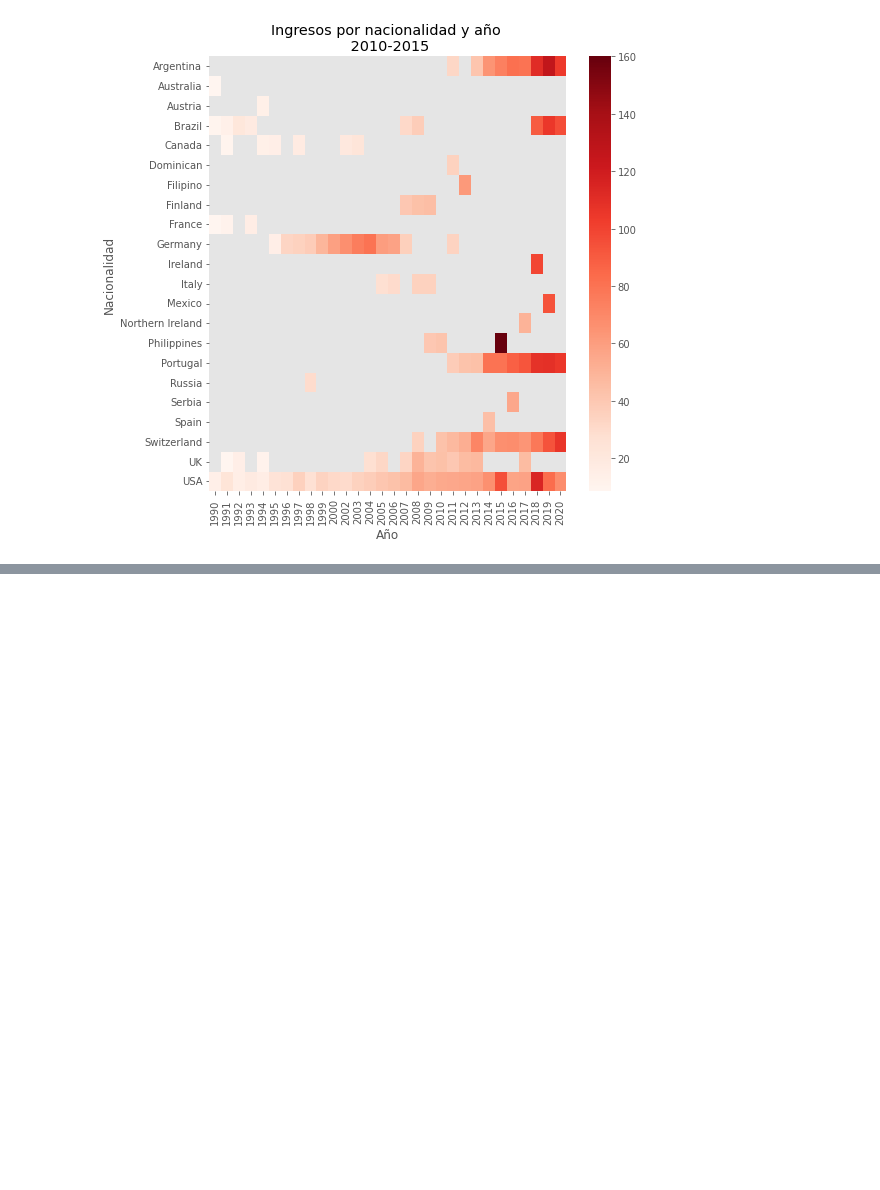
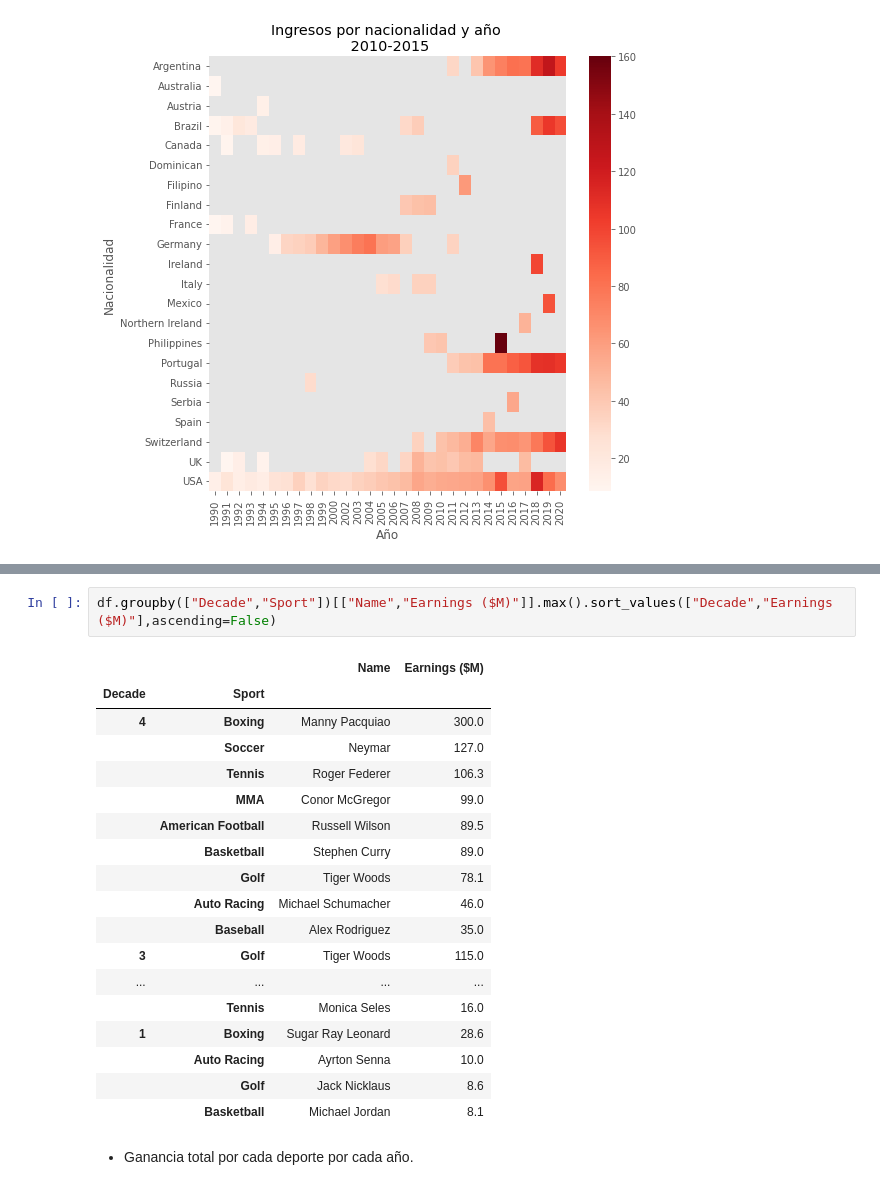
Before and after one commit to SABRIS13/Proyecto-Forbes-Richest-Atheletes, a Jupyter notebook: Project.ipynb, the cells around one changed output, grey strips where cells are left out. Saved outputs shown, nothing was run; the diff lists cells and outputs as text; blank space fills up the shorter version.

```diff
--- a/Project.ipynb
+++ b/Project.ipynb
@@ -314,0 +476,23 @@ df.to_csv("Forbes Richest Atheletes (1990-2020) (Clean).csv")
+# %%
+df.groupby(["Decade","Sport"])[["Name","Earnings ($M)"]].max().sort_values(["Decade","Earnings ($M)"],ascending=False)
+# %% [output]
+|  |  | Name | Earnings ($M) |
+| Decade | Sport |  |  |
+| 4 | Boxing | Manny Pacquiao | 300.0 |
+|  | Soccer | Neymar | 127.0 |
+|  | Tennis | Roger Federer | 106.3 |
+|  | MMA | Conor McGregor | 99.0 |
+|  | American Football | Russell Wilson | 89.5 |
+|  | Basketball | Stephen Curry | 89.0 |
+|  | Golf | Tiger Woods | 78.1 |
+|  | Auto Racing | Michael Schumacher | 46.0 |
+|  | Baseball | Alex Rodriguez | 35.0 |
+| 3 | Golf | Tiger Woods | 115.0 |
+| ... | ... | ... | ... |
+|  | Tennis | Monica Seles | 16.0 |
+| 1 | Boxing | Sugar Ray Leonard | 28.6 |
+|  | Auto Racing | Ayrton Senna | 10.0 |
+|  | Golf | Jack Nicklaus | 8.6 |
+|  | Basketball | Michael Jordan | 8.1 |
+# %% [markdown]
+- Ganancia total por cada deporte por cada año.
```
Also changed, not shown: parts of 21 cells of this notebook.
